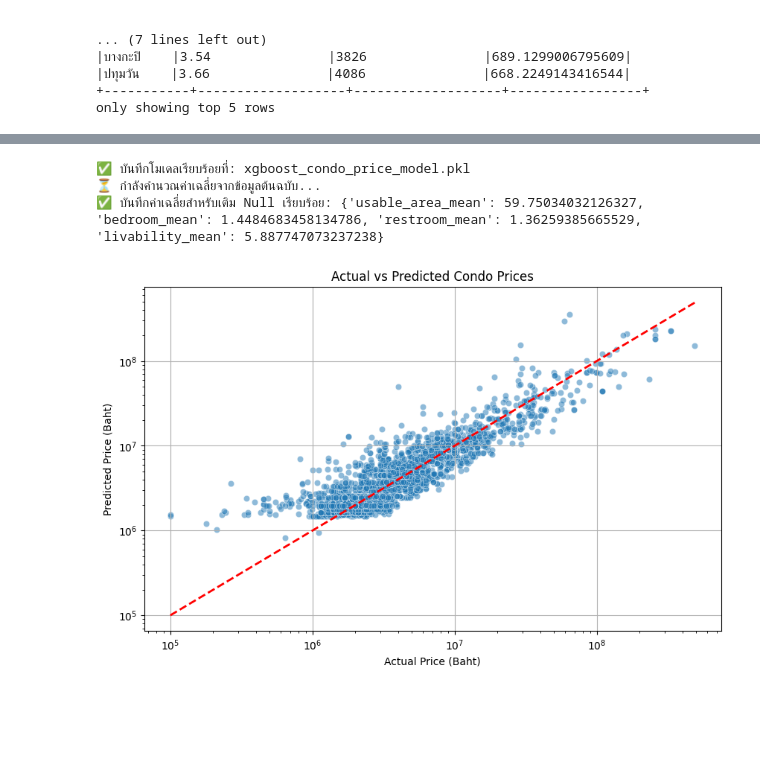
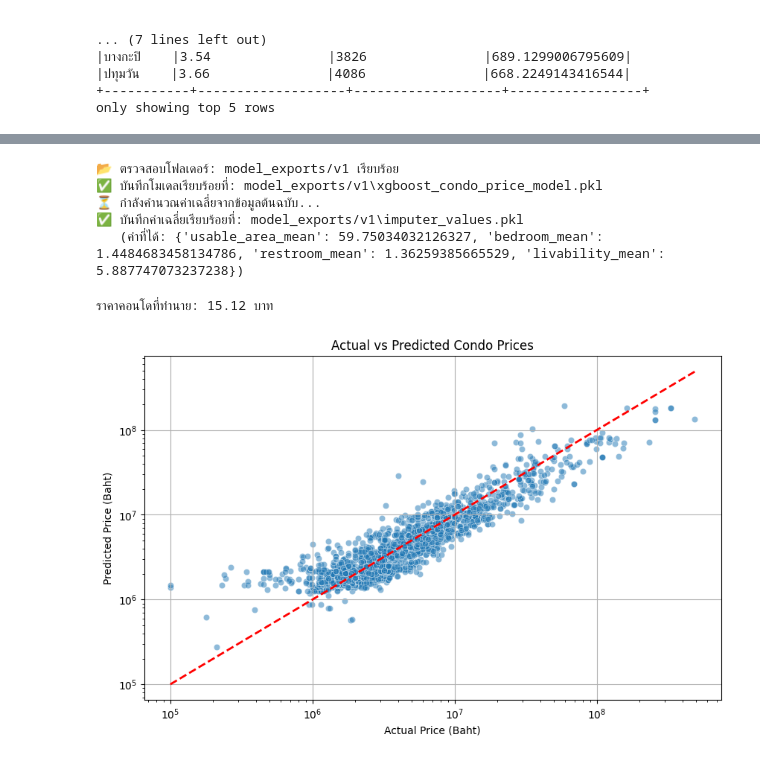
Before and after one commit to SitananYaowayang/dsdengdeng-project-dsde, a Jupyter notebook: notebooks/process.ipynb, the cells around one changed output, grey strips where cells are left out. Cells and saved outputs as stored; diff of their text form; code cells hidden in the pictures; blank space fills up the shorter version.

```diff
--- a/notebooks/process.ipynb
+++ b/notebooks/process.ipynb
@@ -488,17 +552,18 @@ match_count = df_joined.filter(col("Livability_Score_10").isNotNull()).count()
 print(f"DEBUG: Join คะแนนความน่าอยู่ติด {match_count} จาก {df_joined.count()} แถว")
 
 feature_cols = ["usable_area", "bedroom", "restroom", "Livability_Score_10"]
-
+from pyspark.sql.functions import log
+df_log_price = df_joined.withColumn("log_price", log(col("price")))
 # Cast Types
 for c in feature_cols + ["price"]:
-    df_joined = df_joined.withColumn(c, col(c).cast("double"))
-
+    df_joined = df_log_price.withColumn(c, col(c).cast("double"))
+from pyspark.sql.functions import log
 # Impute
 imputer = Imputer(inputCols=feature_cols, outputCols=feature_cols).setStrategy("mean")
 df_clean = imputer.fit(df_joined).transform(df_joined)
 
 # Drop Null Prices
-df_clean = df_clean.na.drop(subset=["price"])
+df_clean = df_clean.na.drop(subset=["log_price"])
 
 # Check Data Count
 data_count = df_clean.count()
@@ -530,7 +595,7 @@ assembler = VectorAssembler(
 
 # df_clean คือ DataFrame ล่าสุดที่คุณโชว์ให้ผมดู
 # แปลง features และกำหนด label เป็น 'price'
-df_final_ml = assembler.transform(df_clean).select("features", col("price").alias("label"))
+df_final_ml = assembler.transform(df_clean).select("features", col("log_price").alias("label"))
 
 # 2. แบ่งข้อมูล 70/30
 train_data, test_data = df_final_ml.randomSplit([0.7, 0.3], seed=42)
@@ -577,14 +642,23 @@ xgb_local.fit(X_train, y_train)
 print("✅ เทรนเสร็จสมบูรณ์!")
 
 # 4. ประเมินผล
-y_pred = xgb_local.predict(X_test)
+log_price_true = y_test
+log_price_pred = xgb_local.predict(X_test)
 
-rmse = np.sqrt(mean_squared_error(y_test, y_pred))
-r2 = r2_score(y_test, y_pred)
+# แปลง log(price) กลับเป็น price (หน่วยบาท)
+price_true = np.exp(log_price_true)
+price_pred = np.exp(log_price_pred)
 
-print(f"\n📊 ผลการประเมินโมเดล:")
-print(f"Root Mean Squared Error (RMSE): {rmse:,.2f} บาท")
-print(f"R-squared (R²): {r2:.4f}")
+# **********************************************
+# B. การประเมินผล
+# **********************************************
+rmse_new = np.sqrt(mean_squared_error(price_true, price_pred))
+r2_new = r2_score(price_true, price_pred)
+
+print(f"\n📊 ผลการประเมินโมเดล (หลัง Log Transform):")
+print(f"Root Mean Squared Error (RMSE): {rmse_new:,.2f} บาท")
+print(f"R-squared (R²): {r2_new:.4f}")
+
 
 # 5. (แถม) ดู Feature Importance ว่าตัวแปรไหนส่งผลต่อราคาที่สุด
 feature_names = ["usable_area", "bedroom", "restroom", "Livability_Score_10"]
@@ -616,20 +690,27 @@ Test shape:  (2092, 4)
 # %%
+import os
 from pyspark.sql.functions import avg
 import joblib
 
+# กำหนด Path หลัก
+export_dir = 'model_exports/v1'
+
+# 🛠️ 1. สร้างโฟลเดอร์อัตโนมัติถ้ายังไม่มี (ป้องกัน FileNotFoundError)
+os.makedirs(export_dir, exist_ok=True)
+print(f"📂 ตรวจสอบโฟลเดอร์: {export_dir} เรียบร้อย")
+
 # ---------------------------------------------------------
-# 1. บันทึกโมเดล (เหมือนเดิม)
+# 2. บันทึกโมเดล
 # ---------------------------------------------------------
-model_filename = 'xgboost_condo_price_model.pkl'
+model_filename = os.path.join(export_dir, 'xgboost_condo_price_model.pkl')
 joblib.dump(xgb_local, model_filename)
 print(f"✅ บันทึกโมเดลเรียบร้อยที่: {model_filename}")
 
 # ---------------------------------------------------------
-# 2. คำนวณค่าเฉลี่ยจาก df_clean (Spark DataFrame ก่อนเข้า ML)
+# 3. คำนวณค่าเฉลี่ยจาก df_clean
 # ---------------------------------------------------------
 print("⏳ กำลังคำนวณค่าเฉลี่ยจากข้อมูลต้นฉบับ...")
 
-# ใช้ df_clean เพราะยังมีคอลัมน์แยกย่อยครบถ้วน
 avg_stats = df_clean.select(
     avg("usable_area").alias("usable_area"),
     avg("bedroom").alias("bedroom"),
@@ -637,7 +718,6 @@ avg_stats = df_clean.select(
     avg("Livability_Score_10").alias("livability")
 ).collect()[0]
 
-# สร้าง Dictionary
 imputer_values = {
     'usable_area_mean': float(avg_stats['usable_area']),
     'bedroom_mean': float(avg_stats['bedroom']),
@@ -646,42 +726,56 @@ imputer_values = {
 }
 
 # ---------------------------------------------------------
-# 3. บันทึกค่า Imputer
+# 4. บันทึกค่า Imputer (ไว้ในโฟลเดอร์ v2 ด้วยกันเลย)
 # ---------------------------------------------------------
-joblib.dump(imputer_values, 'imputer_values.pkl')
+imputer_filename = os.path.join(export_dir, 'imputer_values.pkl')
+joblib.dump(imputer_values, imputer_filename)
 
-print(f"✅ บันทึกค่าเฉลี่ยสำหรับเติม Null เรียบร้อย: {imputer_values}")
+print(f"✅ บันทึกค่าเฉลี่ยเรียบร้อยที่: {imputer_filename}")
+print(f"   (ค่าที่ได้: {imputer_values})")
 # %% [output]
-✅ บันทึกโมเดลเรียบร้อยที่: xgboost_condo_price_model.pkl
+📂 ตรวจสอบโฟลเดอร์: model_exports/v1 เรียบร้อย
+✅ บันทึกโมเดลเรียบร้อยที่: model_exports/v1\xgboost_condo_price_model.pkl
 ⏳ กำลังคำนวณค่าเฉลี่ยจากข้อมูลต้นฉบับ...
-✅ บันทึกค่าเฉลี่ยสำหรับเติม Null เรียบร้อย: {'usable_area_mean': 59.75034032126327, 'bedroom_mean': 1.4484683458134786, 'restroom_mean': 1.36259385665529, 'livability_mean': 5.887747073237238}
+✅ บันทึกค่าเฉลี่ยเรียบร้อยที่: model_exports/v1\imputer_values.pkl
+   (ค่าที่ได้: {'usable_area_mean': 59.75034032126327, 'bedroom_mean': 1.4484683458134786, 'restroom_mean': 1.36259385665529, 'livability_mean': 5.887747073237238})
+# %%
+# ข้อมูลคอนโดใหม่ 1 ห้อง (ต้องจัดเรียงตาม Feature Importance ที่ใช้เทรน)
+new_condo_features = np.array([[45.0, 1.0, 1.0, 8.5]])
+
+# ทำนายราคา
+predicted_price = xgb_local.predict(new_condo_features)
+
+print(f"\nราคาคอนโดที่ทำนาย: {predicted_price[0]:,.2f} บาท")
+# %% [output]
+ราคาคอนโดที่ทำนาย: 15.12 บาท
 # %%
 import matplotlib.pyplot as plt
 import seaborn as sns
 import numpy as np # เรียกใช้ numpy
 
 plt.figure(figsize=(10, 6))
 
 # สร้าง Scatter Plot
-sns.scatterplot(x=y_test, y=y_pred, alpha=0.5)
+sns.scatterplot(x=price_true, y=price_pred, alpha=0.5)
 
 # เส้นสมมติ (Perfect Prediction)
 # 💡 แก้ไข: ใช้ np.max และ np.min แทน max/min เฉยๆ
-max_val = np.max([y_test.max(), y_pred.max()])
-min_val = np.min([y_test.min(), y_pred.min()])
+max_val = np.max([price_true.max(), price_pred.max()])
+min_val = np.min([price_true.min(), price_pred.min()])
 
 plt.plot([min_val, max_val], [min_val, max_val], 'r--', lw=2)
 
 plt.xlabel('Actual Price (Baht)')
 plt.ylabel('Predicted Price (Baht)')
 plt.title('Actual vs Predicted Condo Prices')
 
 # ใช้ Log Scale เพื่อให้ดูกราฟง่ายขึ้น (เพราะราคาคอนโดมีความต่างกันสูงมาก)
 plt.xscale('log')
 plt.yscale('log')
 
 plt.grid(True)
 plt.show()
 # %% [output]
-[figure, old version]
+[figure, new version]
 # %%
```
Also changed, not shown: parts of 6 cells of this notebook, 3 other files.
